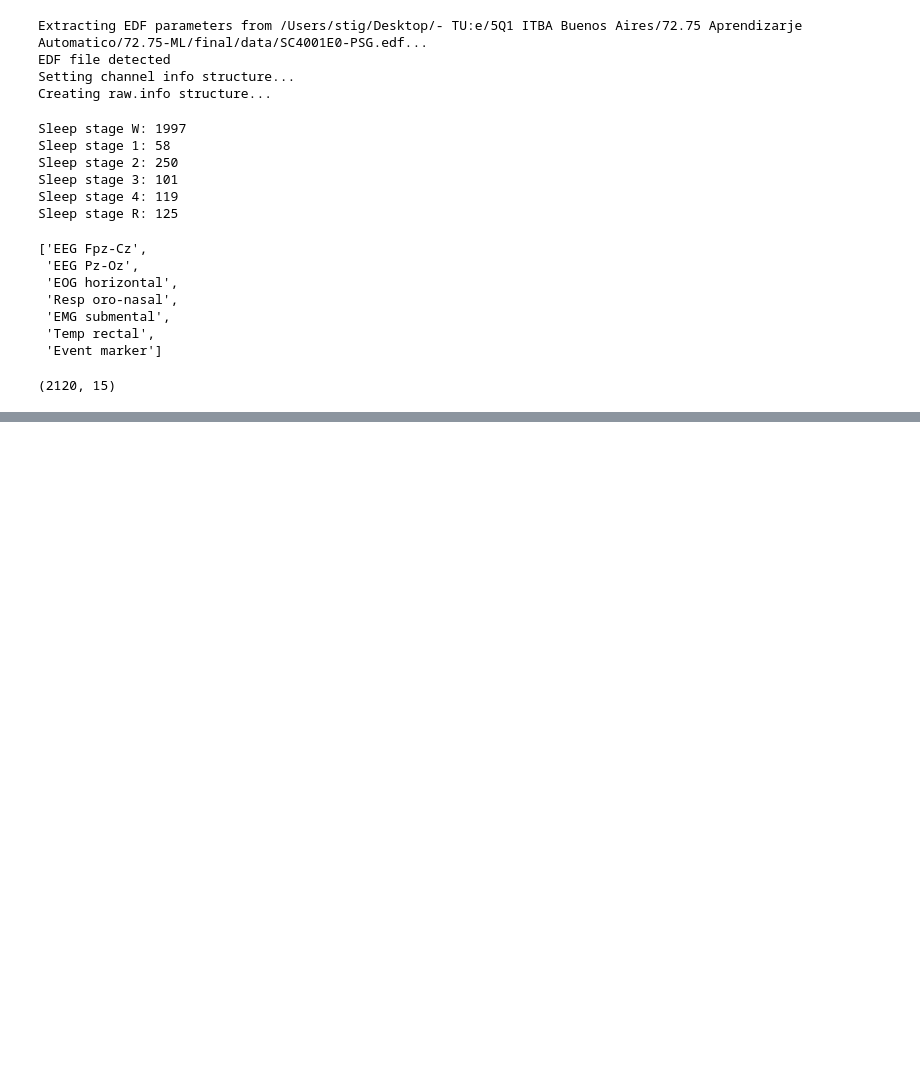
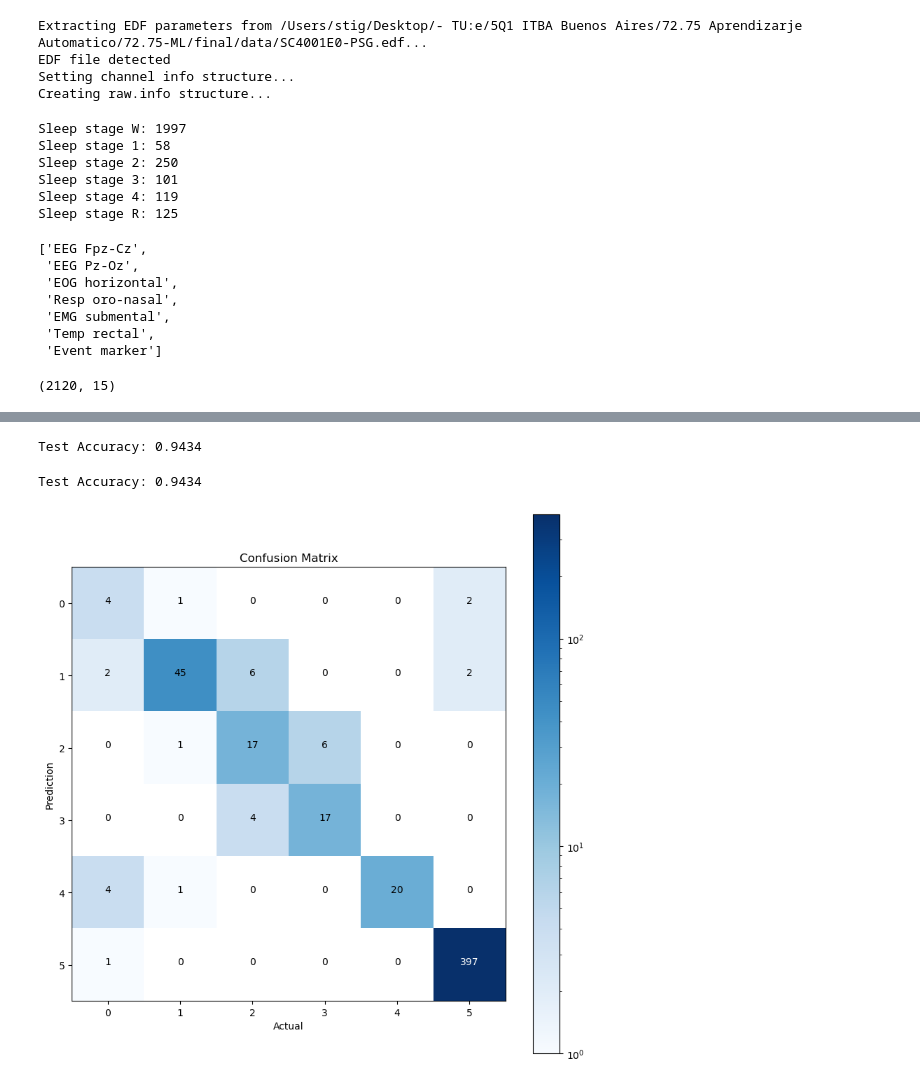
Before and after one commit to papekoja/72.75-ML, a Jupyter notebook: Final/main.ipynb, the cells around one changed output, grey strips where cells are left out. Cells and saved outputs as stored; diff of their text form; code cells hidden in the pictures; blank space fills up the shorter version.

```diff
--- a/Final/main.ipynb
+++ b/Final/main.ipynb
@@ -111,8 +112,12 @@ X = np.nan_to_num(X, nan=np.nanmean(X))
 scaler = StandardScaler()
 X_scaled = scaler.fit_transform(X)
 
+# Initialize the label encoder. Fit the label encoder and transform the labels to integers
+label_encoder = LabelEncoder()
+y_encoded = label_encoder.fit_transform(y)
+
 # Splitting the dataset into Training and Test sets
-X_train, X_test, y_train, y_test = train_test_split(X_scaled, y, test_size=0.2, random_state=42)
+X_train, X_test, y_train, y_test = train_test_split(X_scaled, y_encoded, test_size=0.2, random_state=42)
 
 X_train.shape
 # %% [output]
@@ -134,0 +125,58 @@ array([[-3.96044414e-01, -4.36557503e-01, -8.31992680e-01, ...,
+# %%
+# Define hyperparameters
+hyperparameters = {
+    'n_estimators': 100,        # Number of trees - start with a moderate number
+    'learning_rate': 0.1,       # Learning rate - start with a default value
+    'max_depth': 3,             # Moderate depth to control overfitting
+    'subsample': 0.8,           # Use 80% of data to fit each tree
+    'colsample_bytree': 0.8,    # Use 80% of features for each tree
+    'gamma': 0.1,           # Minimum loss reduction required to make a further partition
+    'reg_lambda': 1,            # L2 regularization term
+    'reg_alpha': 0.1            # L1 regularization term
+}
+
+# Create an XGBoost classifier
+xgb_clf = XGBClassifier(**hyperparameters)
+
+# Create a pipeline
+pipeline = Pipeline([
+    ('classifier', xgb_clf)
+])
+
+# Fit the model
+pipeline.fit(X_train, y_train)
+# %% [output]
+Test Accuracy: 0.9434
+# %%
+# Evaluate the model
+accuracy = pipeline.score(X_test, y_test)
+print(f"Test Accuracy: {accuracy:.4f}")
+
+# Make predictions on the test set
+predictions = pipeline.predict(X_test)
+# %% [output]
+Test Accuracy: 0.9434
+# %%
+# Create a confusion matrix
+conf_matrix = confusion_matrix(y_test, predictions)
+
+plt.figure(figsize=(10, 10))
+
+# Use LogNorm for color scale
+plt.imshow(conf_matrix, interpolation='nearest', cmap=plt.cm.Blues, norm=LogNorm())
+
+plt.title('Confusion Matrix')
+plt.colorbar()
+
+# Labels for the plot axis
+thresh = conf_matrix.max() / 2.
+for i, j in product(range(conf_matrix.shape[0]), range(conf_matrix.shape[1])):
+    plt.text(j, i, conf_matrix[i, j],
+             horizontalalignment="center",
+             color="white" if conf_matrix[i, j] > thresh else "black")
+
+plt.ylabel('Prediction')
+plt.xlabel('Actual')
+plt.show()
+# %% [output]
+[figure, added]
```
Also changed, not shown: parts of 3 cells of this notebook, 1 other file.
